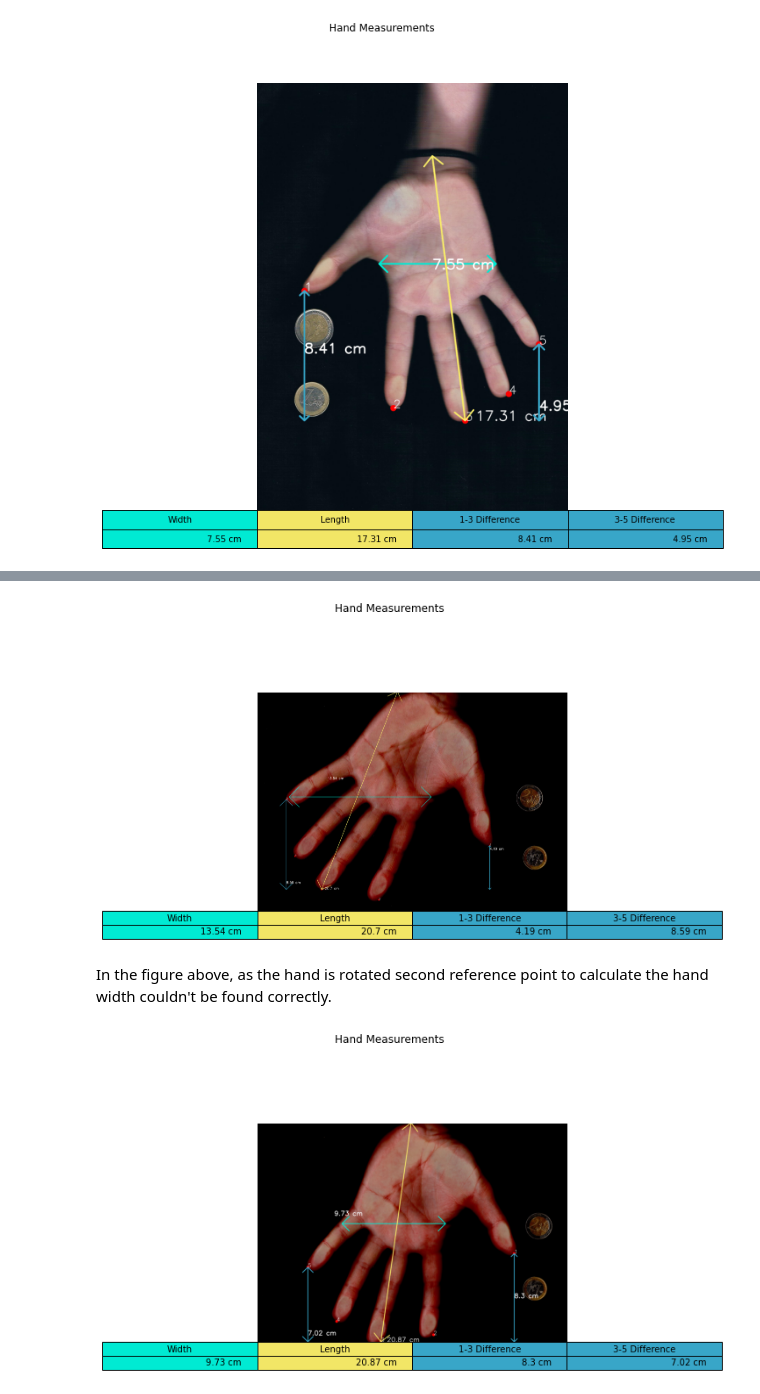
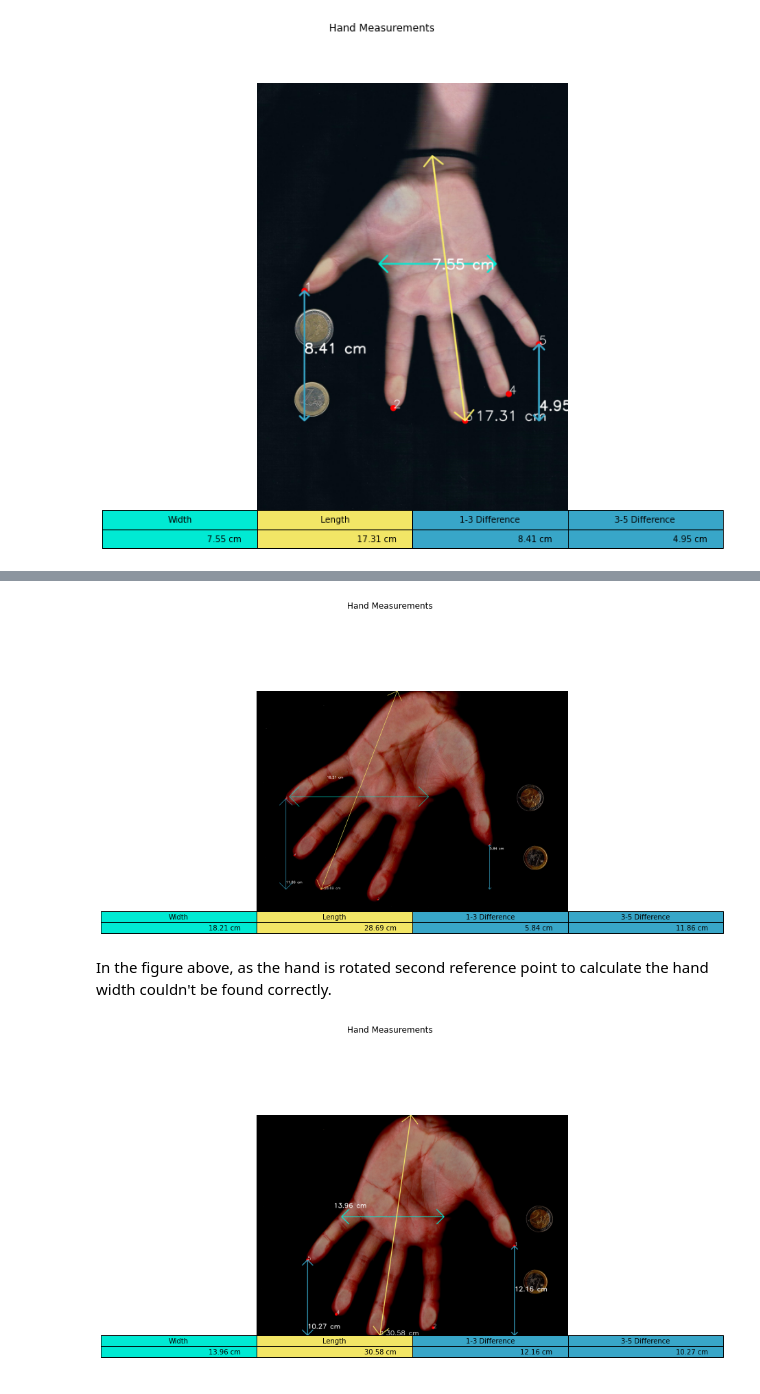
Before and after one commit to GunesSayin1/HandSize-Measurement, a Jupyter notebook: CVIP_Main_Assignment.ipynb, the cells around one changed output, grey strips where cells are left out. Saved outputs shown, nothing was run; the diff lists cells and outputs as text; code cells hidden in the pictures.

```diff
--- a/CVIP_Main_Assignment.ipynb
+++ b/CVIP_Main_Assignment.ipynb
@@ -7,6 +21,7 @@ import matplotlib.pyplot as plt
 from imutils import grab_contours
 import imutils
 import pandas as pd
+import csv
 
 
 class Hand_measurement:
@@ -62,6 +77,7 @@ class Hand_measurement:
             th_up (int, optional): Upper threshold limit. Defaults to 255.
         """
         self.side = side
+        self.filename = str(image)
         self.image = cv2.imread(image)
         self.threshold_upper = th_up
         self.threshold_lower = th_low
@@ -372,6 +388,30 @@ class Hand_measurement:
 
         return distance
 
+    def csv_measurements(self,csvname):
+        """
+        Writes the measurements to a csv file
+        """
+        #Measurements
+        a = str(str(round(self.hand_width(), 2)) + " cm")
+        b = str(str(round(self.hand_length(), 2)) + " cm")
+        c = str(str(round(self.one_to_three(), 2)) + " cm")
+        d = str(str(round(self.five_to_three(), 2)) + " cm")
+
+        #Conditional variable to write headers one
+        file_exists = os.path.isfile(csvname)
+
+        with open(csvname, 'a', newline="") as csvfile:
+            #Columns
+            fieldnames = ["file_name", 'hand_width',"hand_length","One_to_three_difference","Five_to_three_difference"]
+
+            writer = csv.DictWriter(csvfile, fieldnames=fieldnames)
+
+            if not file_exists:
+                writer.writeheader()  # file doesn't exist yet, write a header
+            writer.writerow({'file_name': self.filename,'hand_width': a,'hand_length':b,'One_to_three_difference':c,'Five_to_three_difference':d})
+        return
+
     def plot_table(self):
         """
         Applies previous methods to the image, and creates a table with these values.
@@ -447,14 +475,14 @@ hand.plot_table()
 # %%
-newhand = Hand_measurement("SCAN20210310_0013.png", "left",6,255)
-plt.figure(figsize=(7,7))
+newhand = Hand_measurement("handscans/SCAN20210310_0013.png", "left",16,255)
+plt.figure(figsize=(9,9))
 newhand.plot_table()
 # %% [output]
-[figure, old version]
+[figure, new version]
 # %% [markdown]
 In the figure above, as the hand is rotated second reference point to calculate the hand width couldn't be found correctly.
 # %%
-newhand = Hand_measurement("SCAN20210310_0014.bmp", "left",6,255)
-plt.figure(figsize=(7,7))
+newhand = Hand_measurement("handscans/SCAN20210310_0014.bmp", "left",13,255)
+plt.figure(figsize=(9,9))
 newhand.plot_table()
 # %% [output]
-[figure, old version]
+[figure, new version]
```
Also changed, not shown: parts of 21 cells of this notebook, 26 other files.
